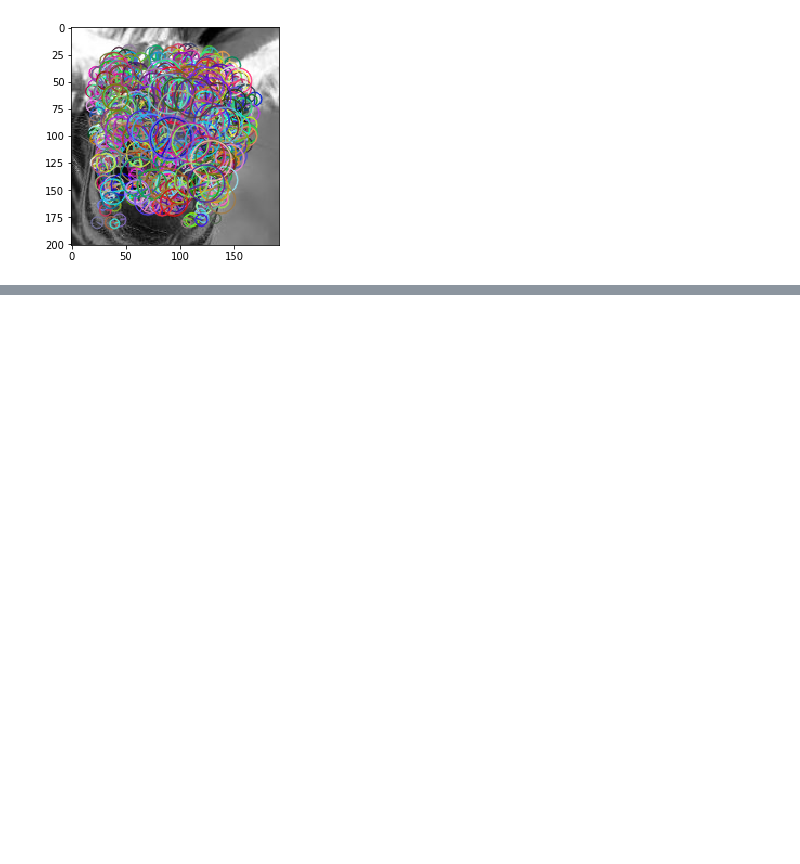
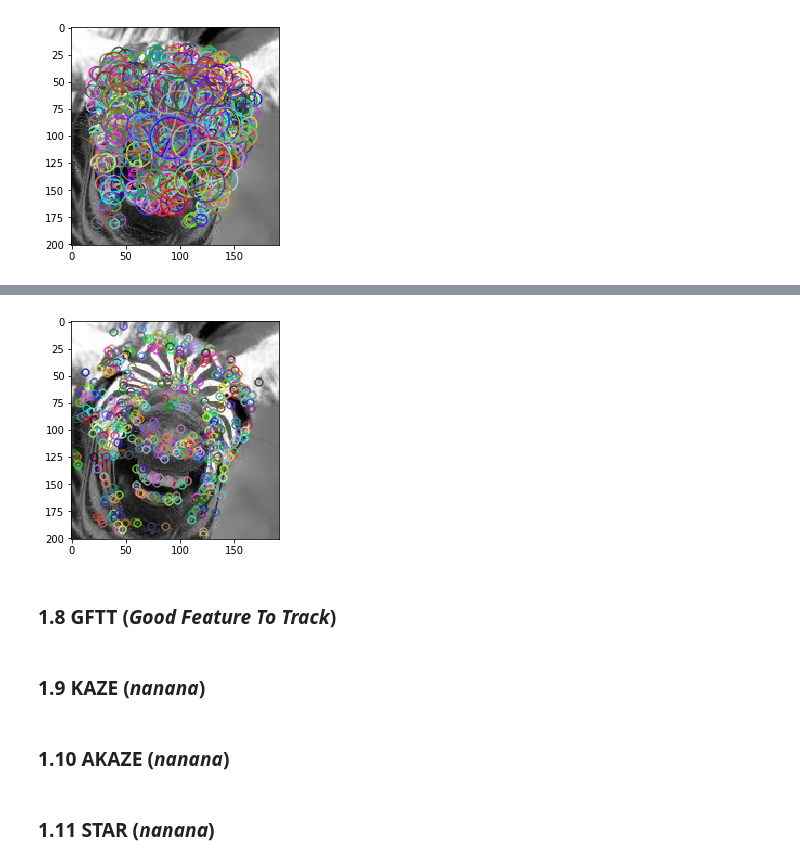
Before and after one commit to otakbeku/computer_vision_fundamental, a Jupyter notebook: Digital Image Processing-3.ipynb, the cells around one changed output, grey strips where cells are left out. Saved outputs shown, nothing was run; the diff lists cells and outputs as text; code cells hidden in the pictures; blank space fills up the shorter version.

```diff
--- a/Digital Image Processing-3.ipynb
+++ b/Digital Image Processing-3.ipynb
@@ -278,0 +328,17 @@ plt.show()
+# %%
+daisy_decs = cv2.xfeatures2d.DAISY_create()
+keypoints_daisy, des = daisy_decs.compute(img, keypoints_fast)
+
+img_draw = cv2.drawKeypoints(img, keypoints_daisy, None, flags=cv2.DRAW_MATCHES_FLAGS_DRAW_RICH_KEYPOINTS)
+plt.imshow(img_draw)
+plt.show()
+# %% [output]
+[figure, added]
+# %% [markdown]
+### 1.8 GFTT (*Good Feature To Track*)
+# %% [markdown]
+### 1.9 KAZE (*nanana*)
+# %% [markdown]
+### 1.10 AKAZE (*nanana*)
+# %% [markdown]
+### 1.11 STAR (*nanana*)
```
Also changed, not shown: parts of 10 cells of this notebook.
